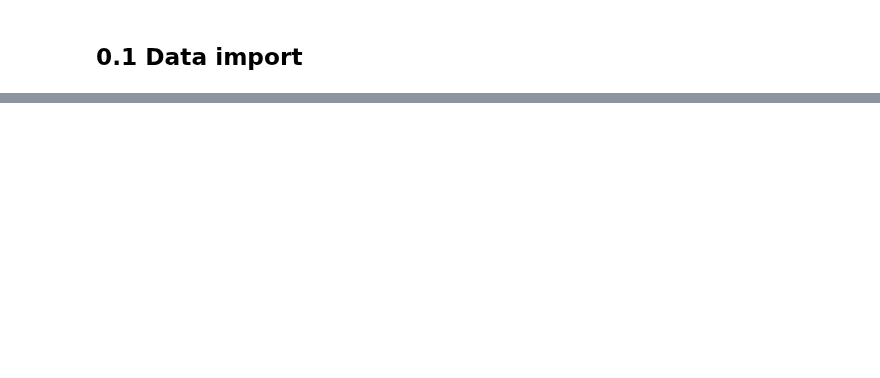
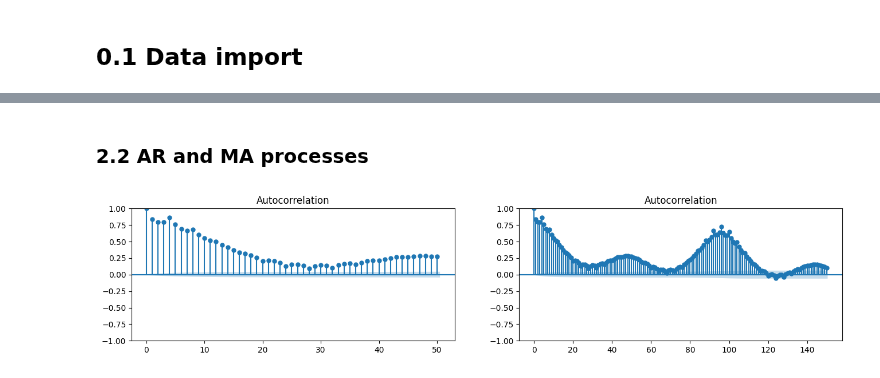
Before and after one commit to xucenying/grid-intelligence, a Jupyter notebook: notebooks/laurenz/baseline_model.ipynb, the cells around one changed output, grey strips where cells are left out. Drawn from its saved outputs; the diff is of its cells as text; code cells hidden in the pictures; blank space fills up the shorter version.

```diff
--- a/notebooks/laurenz/baseline_model.ipynb
+++ b/notebooks/laurenz/baseline_model.ipynb
@@ -27,0 +115,3 @@ file_test = pd.read_csv("raw_data/EnergyPrices_12.1.D_r3/2025_08_EnergyPrices_12
+# %%
+X = data_bm["date"]
+y = data_bm["price"]
@@ -27,0 +125,10 @@ file_test = pd.read_csv("raw_data/EnergyPrices_12.1.D_r3/2025_08_EnergyPrices_12
+# %% [markdown]
+### 2.2 AR and MA processes
+# %%
+from statsmodels.graphics.tsaplots import plot_acf
+fig, axes = plt.subplots(1,2, figsize=(16,3))
+
+plot_acf(y, lags=50, ax=axes[0]);
+plot_acf(y, lags=150, ax=axes[1]);
+# %% [output]
+[figure, added]
```
Also changed, not shown: parts of 23 cells of this notebook.
